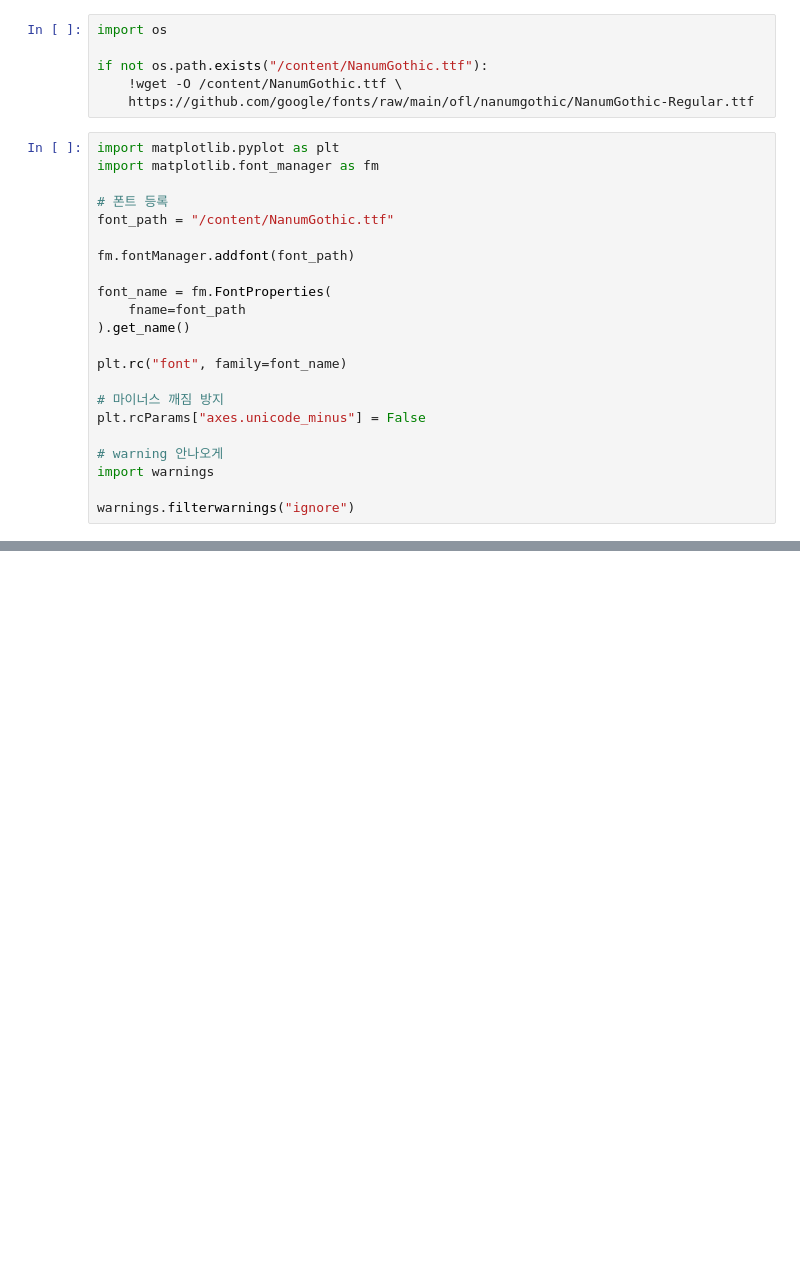
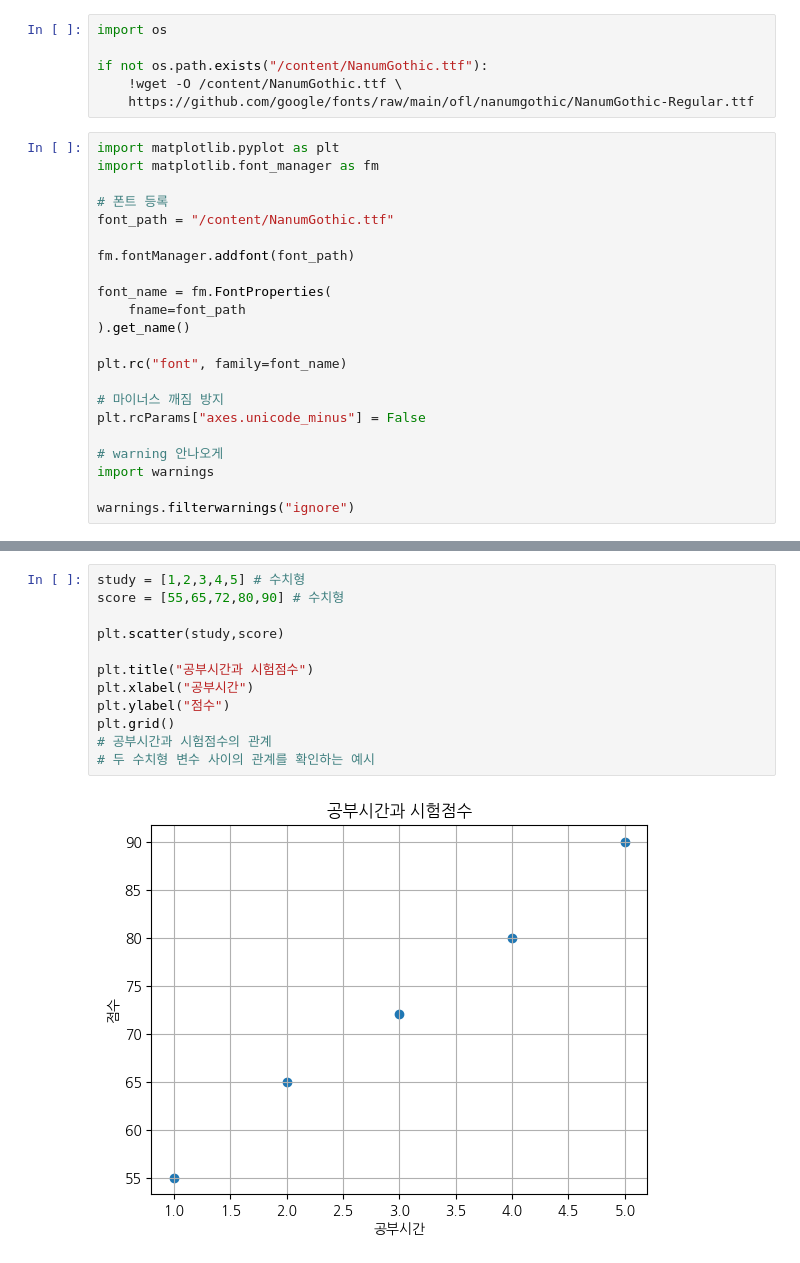
Before and after one commit to n3316202/Gwangsu-AI-Academy-teacher, a Jupyter notebook: 03.시각화/01-데이터시각화-기본챠트.ipynb, the cells around one changed output, grey strips where cells are left out. Cells and saved outputs as stored; diff of their text form; blank space fills up the shorter version.

```diff
--- a/03.시각화/01-데이터시각화-기본챠트.ipynb
+++ b/03.시각화/01-데이터시각화-기본챠트.ipynb
@@ -94,0 +123,14 @@ plt.bar(dept,count)
+# %%
+study = [1,2,3,4,5] # 수치형
+score = [55,65,72,80,90] # 수치형
+
+plt.scatter(study,score)
+
+plt.title("공부시간과 시험점수")
+plt.xlabel("공부시간")
+plt.ylabel("점수")
+plt.grid()
+# 공부시간과 시험점수의 관계
+# 두 수치형 변수 사이의 관계를 확인하는 예시
+# %% [output]
+[figure, added]
```
Also changed, not shown: parts of 5 cells of this notebook.
